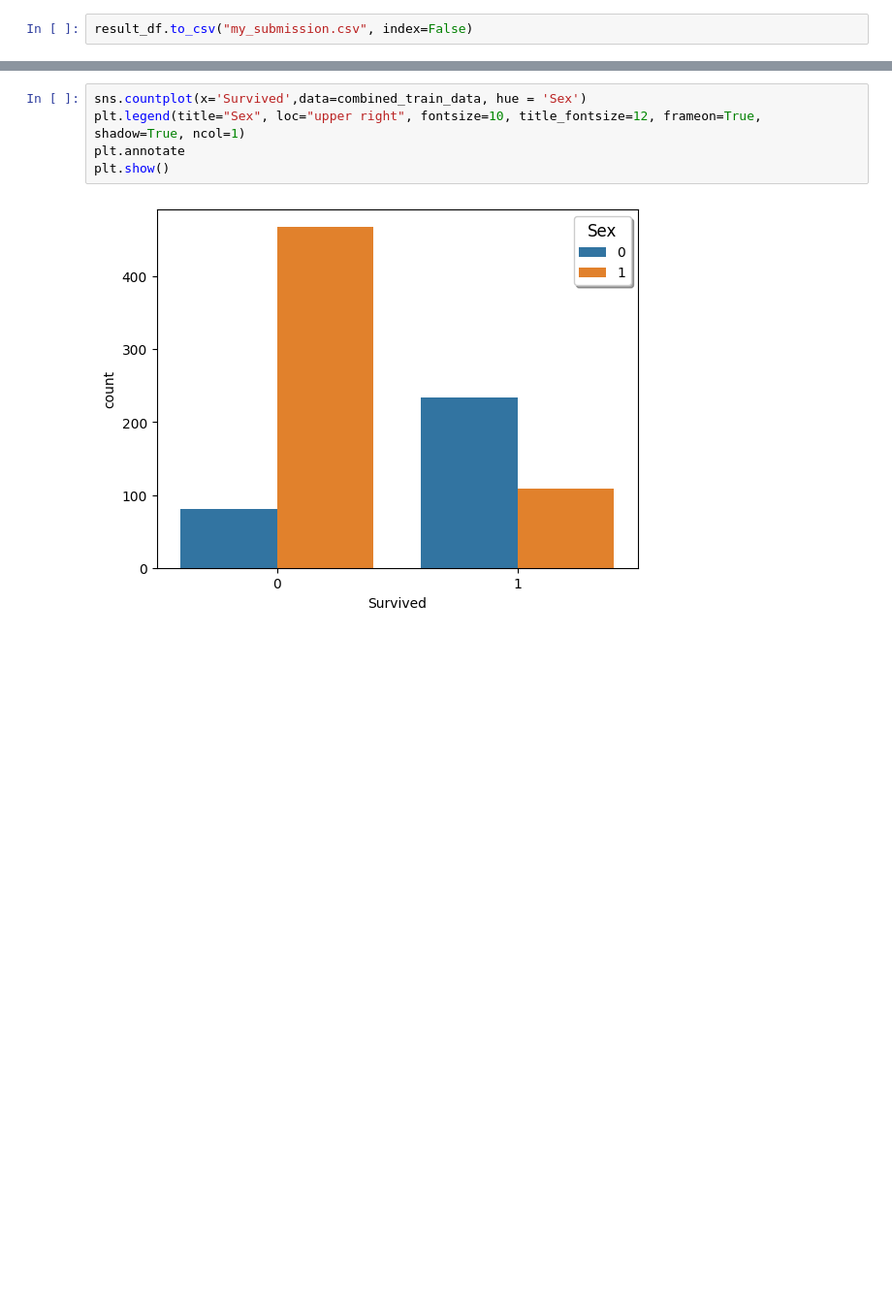
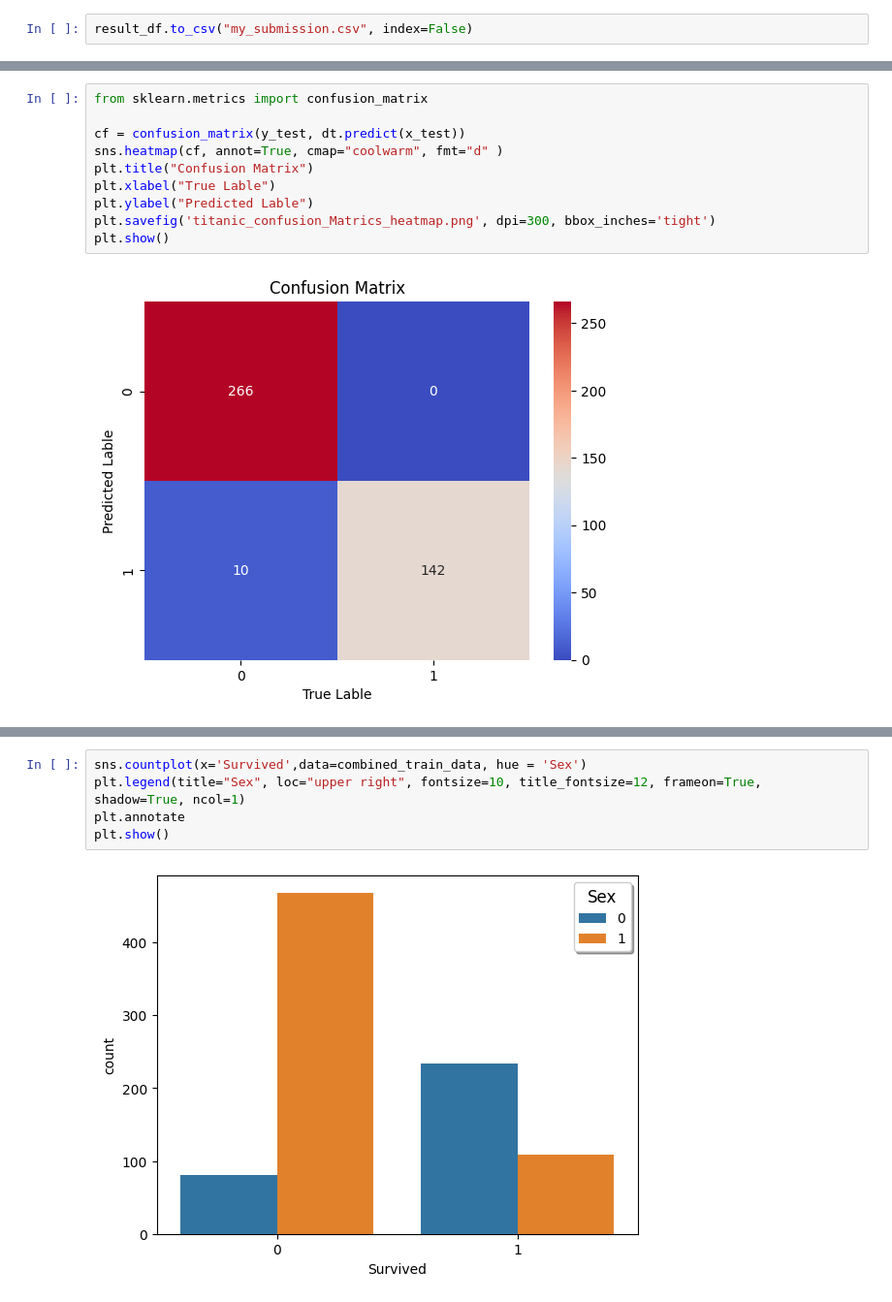
Before and after one commit to Divyanshu-108/titanic-survival-prediction, a Jupyter notebook: survival_chance.ipynb, the cells around one changed output, grey strips where cells are left out. Shown: that part at 97% size. Cells and saved outputs as stored; diff of their text form; blank space fills up the shorter version.

```diff
--- a/survival_chance.ipynb
+++ b/survival_chance.ipynb
@@ -380,0 +291,12 @@ sns.pairplot(data=combined_train_data)
+# %%
+from sklearn.metrics import confusion_matrix
+
+cf = confusion_matrix(y_test, dt.predict(x_test))
+sns.heatmap(cf, annot=True, cmap="coolwarm", fmt="d" )
+plt.title("Confusion Matrix")
+plt.xlabel("True Lable")
+plt.ylabel("Predicted Lable")
+plt.savefig('titanic_confusion_Matrics_heatmap.png', dpi=300, bbox_inches='tight')
+plt.show()
+# %% [output]
+[figure, added]
```
Also changed, not shown: parts of 33 cells of this notebook, 2 other files.
